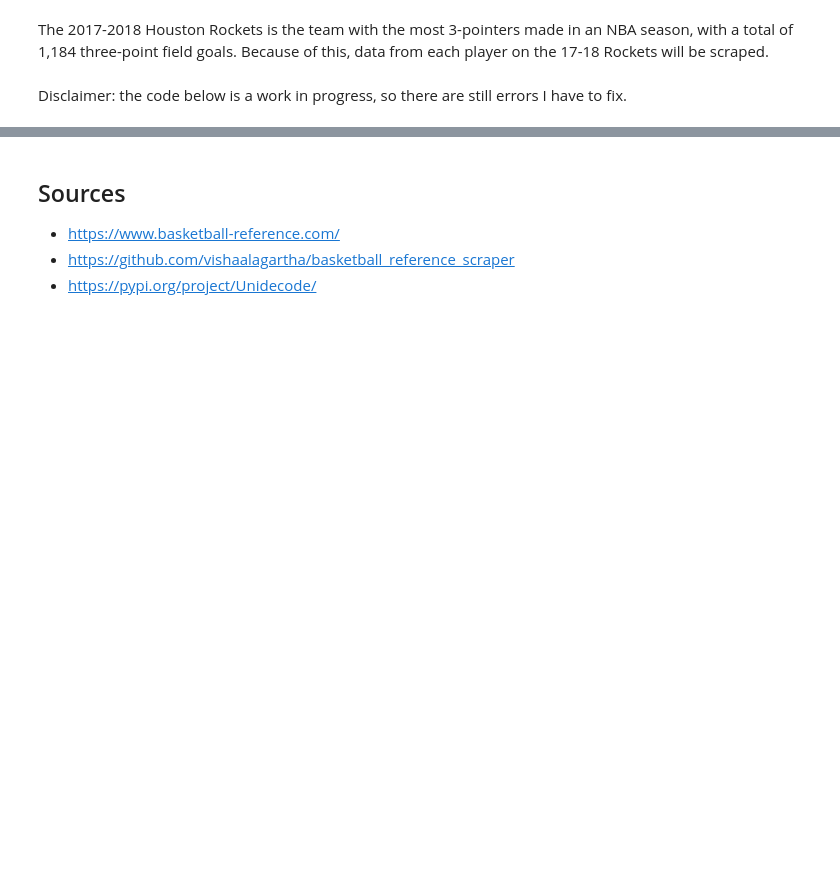
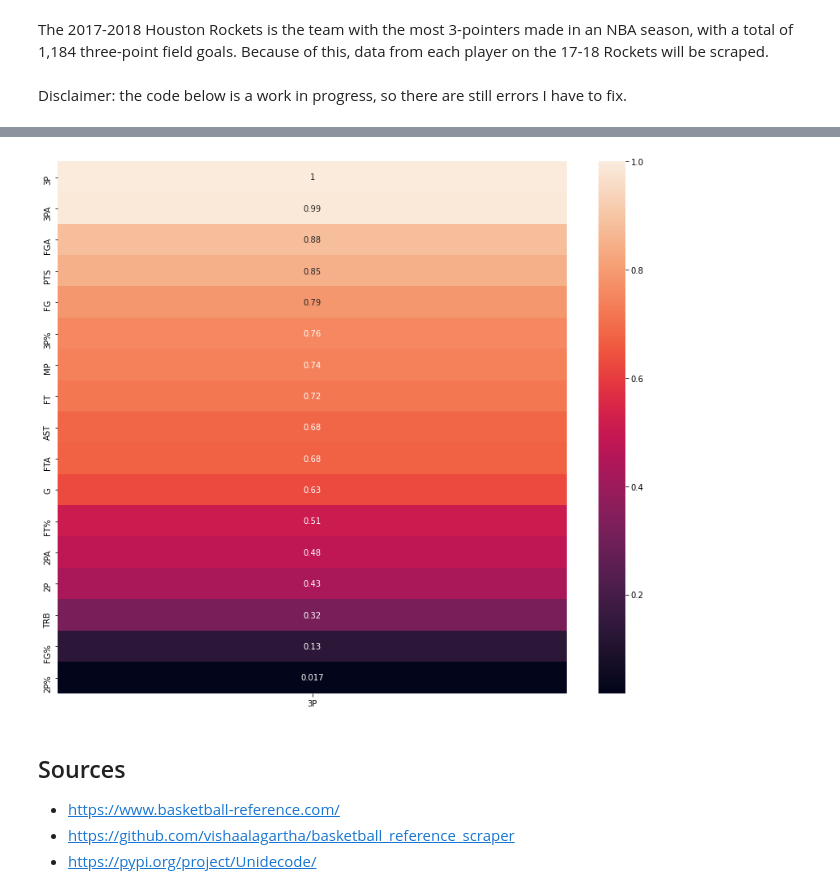
Before and after one commit to david-cq/Capstone, a Jupyter notebook: Initial_EDA.ipynb, the cells around one changed output, grey strips where cells are left out. Drawn from its saved outputs; the diff is of its cells as text; code cells hidden in the pictures; blank space fills up the shorter version.

```diff
--- a/Initial_EDA.ipynb
+++ b/Initial_EDA.ipynb
@@ -80,3 +267,10 @@ AttributeError: 'NoneType' object has no attribute 'replace'
+# %%
+# Source: https://medium.com/@chrisshaw982/seaborn-correlation-heatmaps-customized-10246f4f7f4b
+
+plt.figure(figsize=(14,12))
+sns.heatmap(rockets_17_18_num_df.corr()[['3P']].sort_values('3P', ascending=False), annot=True);
+# %% [output]
+[figure, added]
 # %% [markdown]
 ## Sources
 - https://www.basketball-reference.com/
```
Also changed, not shown: parts of 25 cells of this notebook.
